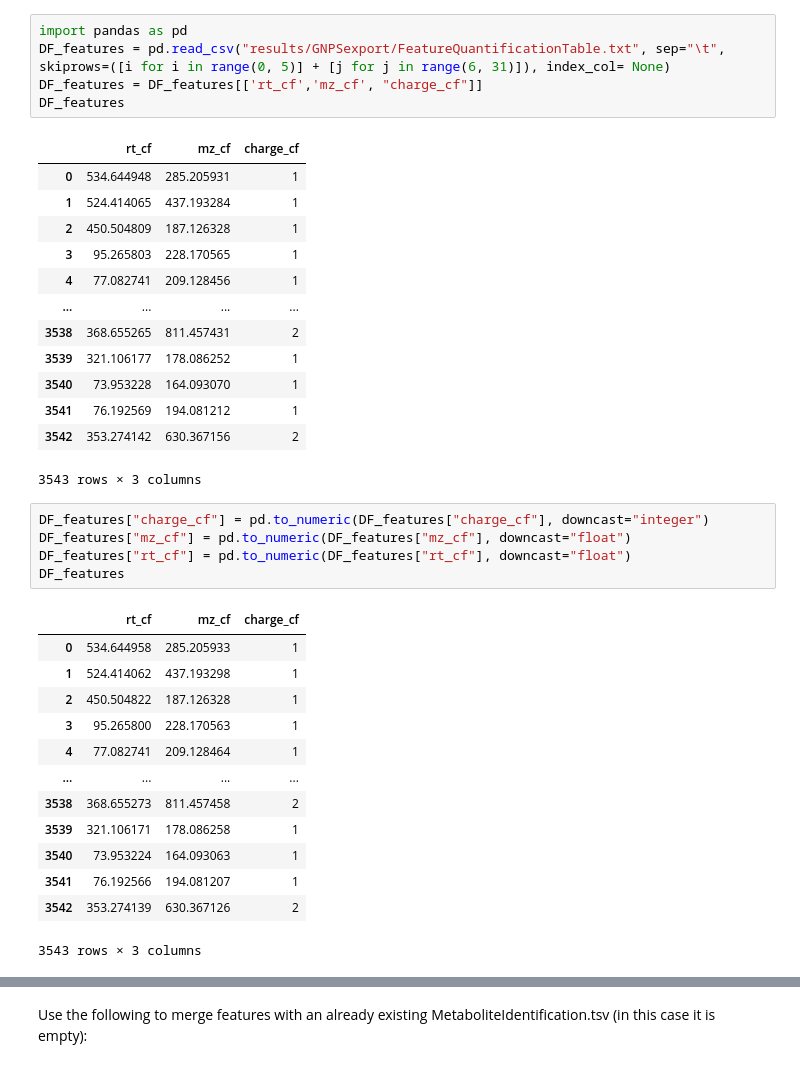
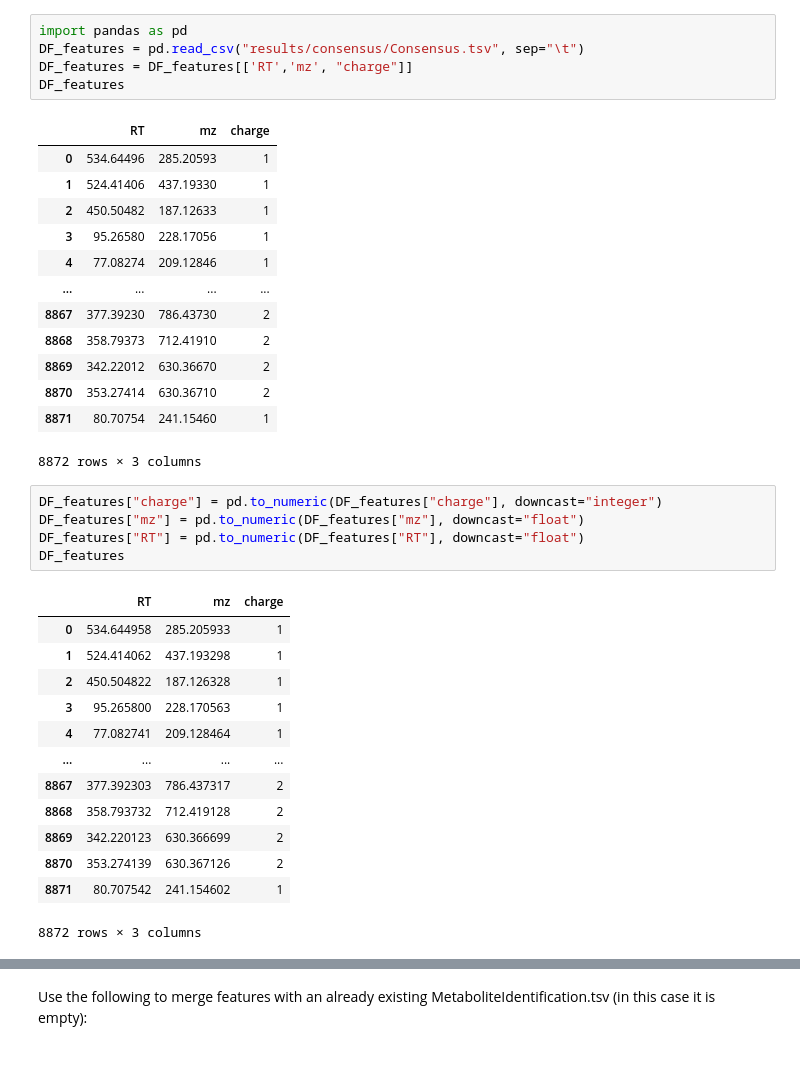
Before and after one commit to eeko-kon/pyOpenMS_UmetaFlow, a Jupyter notebook: CreateFeatureMetaboidentcsv.ipynb, the cells around one changed output, grey strips where cells are left out. Drawn from its saved outputs; the diff is of its cells as text.

```diff
--- a/CreateFeatureMetaboidentcsv.ipynb
+++ b/CreateFeatureMetaboidentcsv.ipynb
@@ -1,41 +1,41 @@
 # %%
 import pandas as pd
-DF_features = pd.read_csv("results/GNPSexport/FeatureQuantificationTable.txt", sep="\t", skiprows=([i for i in range(0, 5)] + [j for j in range(6, 31)]), index_col= None)
-DF_features = DF_features[['rt_cf','mz_cf', "charge_cf"]]
+DF_features = pd.read_csv("results/consensus/Consensus.tsv", sep="\t")
+DF_features = DF_features[['RT','mz', "charge"]]
 DF_features
 # %% [output]
-|  | rt_cf | mz_cf | charge_cf |
-| 0 | 534.644948 | 285.205931 | 1 |
-| 1 | 524.414065 | 437.193284 | 1 |
-| 2 | 450.504809 | 187.126328 | 1 |
-| 3 | 95.265803 | 228.170565 | 1 |
-| 4 | 77.082741 | 209.128456 | 1 |
+|  | RT | mz | charge |
+| 0 | 534.64496 | 285.20593 | 1 |
+| 1 | 524.41406 | 437.19330 | 1 |
+| 2 | 450.50482 | 187.12633 | 1 |
+| 3 | 95.26580 | 228.17056 | 1 |
+| 4 | 77.08274 | 209.12846 | 1 |
 | ... | ... | ... | ... |
-| 3538 | 368.655265 | 811.457431 | 2 |
-| 3539 | 321.106177 | 178.086252 | 1 |
-| 3540 | 73.953228 | 164.093070 | 1 |
-| 3541 | 76.192569 | 194.081212 | 1 |
-| 3542 | 353.274142 | 630.367156 | 2 |
+| 8867 | 377.39230 | 786.43730 | 2 |
+| 8868 | 358.79373 | 712.41910 | 2 |
+| 8869 | 342.22012 | 630.36670 | 2 |
+| 8870 | 353.27414 | 630.36710 | 2 |
+| 8871 | 80.70754 | 241.15460 | 1 |
-3543 rows × 3 columns
+8872 rows × 3 columns
 # %%
-DF_features["charge_cf"] = pd.to_numeric(DF_features["charge_cf"], downcast="integer")
-DF_features["mz_cf"] = pd.to_numeric(DF_features["mz_cf"], downcast="float")
-DF_features["rt_cf"] = pd.to_numeric(DF_features["rt_cf"], downcast="float")
+DF_features["charge"] = pd.to_numeric(DF_features["charge"], downcast="integer")
+DF_features["mz"] = pd.to_numeric(DF_features["mz"], downcast="float")
+DF_features["RT"] = pd.to_numeric(DF_features["RT"], downcast="float")
 DF_features
 # %% [output]
-|  | rt_cf | mz_cf | charge_cf |
+|  | RT | mz | charge |
 | 0 | 534.644958 | 285.205933 | 1 |
 | 1 | 524.414062 | 437.193298 | 1 |
 | 2 | 450.504822 | 187.126328 | 1 |
 | 3 | 95.265800 | 228.170563 | 1 |
 | 4 | 77.082741 | 209.128464 | 1 |
 | ... | ... | ... | ... |
-| 3538 | 368.655273 | 811.457458 | 2 |
-| 3539 | 321.106171 | 178.086258 | 1 |
-| 3540 | 73.953224 | 164.093063 | 1 |
-| 3541 | 76.192566 | 194.081207 | 1 |
-| 3542 | 353.274139 | 630.367126 | 2 |
+| 8867 | 377.392303 | 786.437317 | 2 |
+| 8868 | 358.793732 | 712.419128 | 2 |
+| 8869 | 342.220123 | 630.366699 | 2 |
+| 8870 | 353.274139 | 630.367126 | 2 |
+| 8871 | 80.707542 | 241.154602 | 1 |
-3543 rows × 3 columns
+8872 rows × 3 columns
 # %%
 DF_features["Mass"]= 0.0
 for ind in DF_features.index:
```
Also changed, not shown: parts of 4 cells of this notebook, 4 other files.
